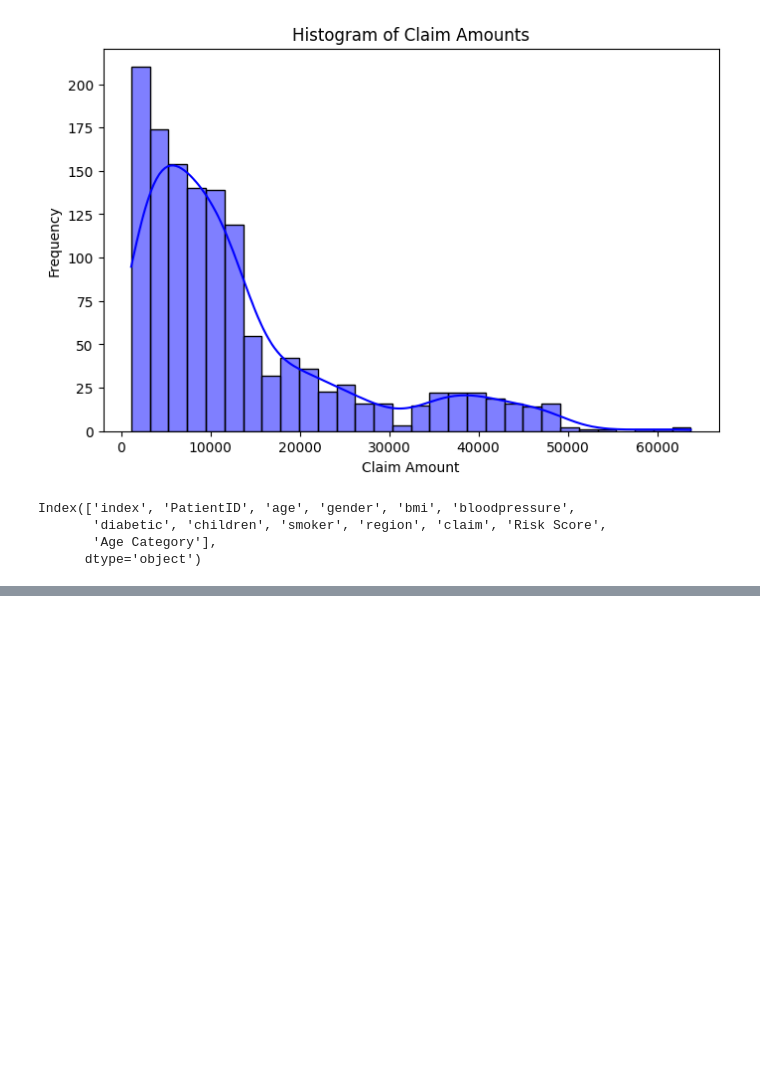
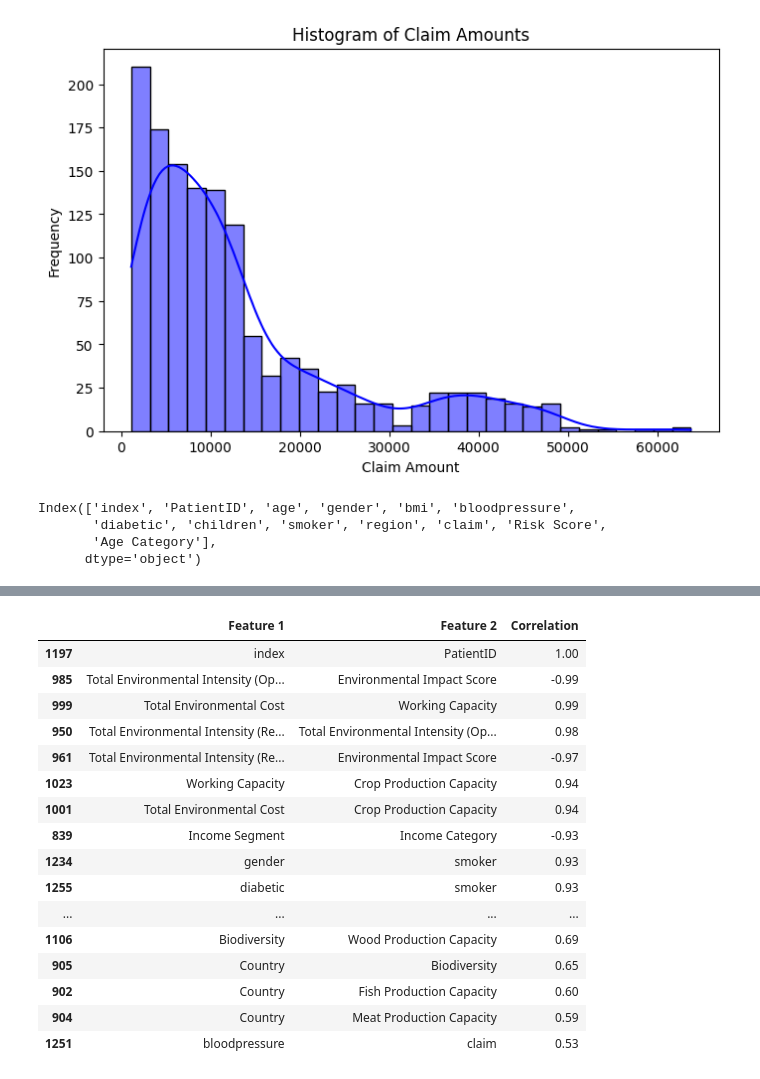
Before and after one commit to WilliamKau12/Projet_AI, a Jupyter notebook: Projet.ipynb, the cells around one changed output, grey strips where cells are left out. Cells and saved outputs as stored; diff of their text form; code cells hidden in the pictures; blank space fills up the shorter version.

```diff
--- a/Projet.ipynb
+++ b/Projet.ipynb
@@ -538,0 +612,46 @@ Index(['index', 'PatientID', 'age', 'gender', 'bmi', 'bloodpressure',
+# %%
+import numpy as np
+import pandas as pd
+import seaborn as sns
+import matplotlib.pyplot as plt
+
+# Calcul de la matrice de corrélation
+corr_matrix = merged_df_encoded.corr()
+
+# Extraction des paires de corrélations sans la diagonale
+corr_pairs = (
+    corr_matrix.where(np.triu(np.ones(corr_matrix.shape), k=1).astype(bool))
+    .stack()
+    .reset_index()
+)
+
+# Renommage des colonnes
+corr_pairs.columns = ["Feature 1", "Feature 2", "Correlation"]
+
+# Tri des valeurs absolues en ordre décroissant
+corr_pairs = corr_pairs.reindex(corr_pairs["Correlation"].abs().sort_values(ascending=False).index)
+
+# Filtrage des corrélations fortes (par exemple |corr| > 0.5)
+strong_corr = corr_pairs[corr_pairs["Correlation"].abs() > 0.5]
+
+# Affichage sous forme de tableau stylisé
+strong_corr_styled = strong_corr.style.background_gradient(cmap="coolwarm").format({"Correlation": "{:.2f}"})
+display(strong_corr_styled)
+# %% [output]
+|  | Feature 1 | Feature 2 | Correlation |
+| 1197 | index | PatientID | 1.00 |
+| 985 | Total Environmental Intensity (Op... | Environmental Impact Score | -0.99 |
+| 999 | Total Environmental Cost | Working Capacity | 0.99 |
+| 950 | Total Environmental Intensity (Re... | Total Environmental Intensity (Op... | 0.98 |
+| 961 | Total Environmental Intensity (Re... | Environmental Impact Score | -0.97 |
+| 1023 | Working Capacity | Crop Production Capacity | 0.94 |
+| 1001 | Total Environmental Cost | Crop Production Capacity | 0.94 |
+| 839 | Income Segment | Income Category | -0.93 |
+| 1234 | gender | smoker | 0.93 |
+| 1255 | diabetic | smoker | 0.93 |
+| ... | ... | ... | ... |
+| 1106 | Biodiversity | Wood Production Capacity | 0.69 |
+| 905 | Country | Biodiversity | 0.65 |
+| 902 | Country | Fish Production Capacity | 0.60 |
+| 904 | Country | Meat Production Capacity | 0.59 |
+| 1251 | bloodpressure | claim | 0.53 |
```
Also changed, not shown: parts of 7 cells of this notebook, 1 other file.
